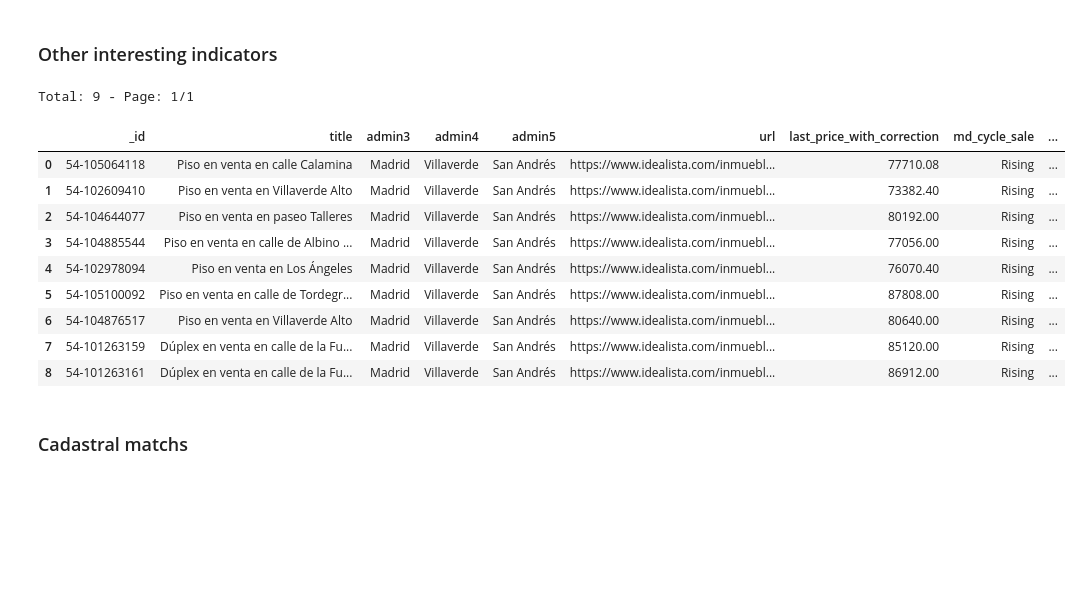
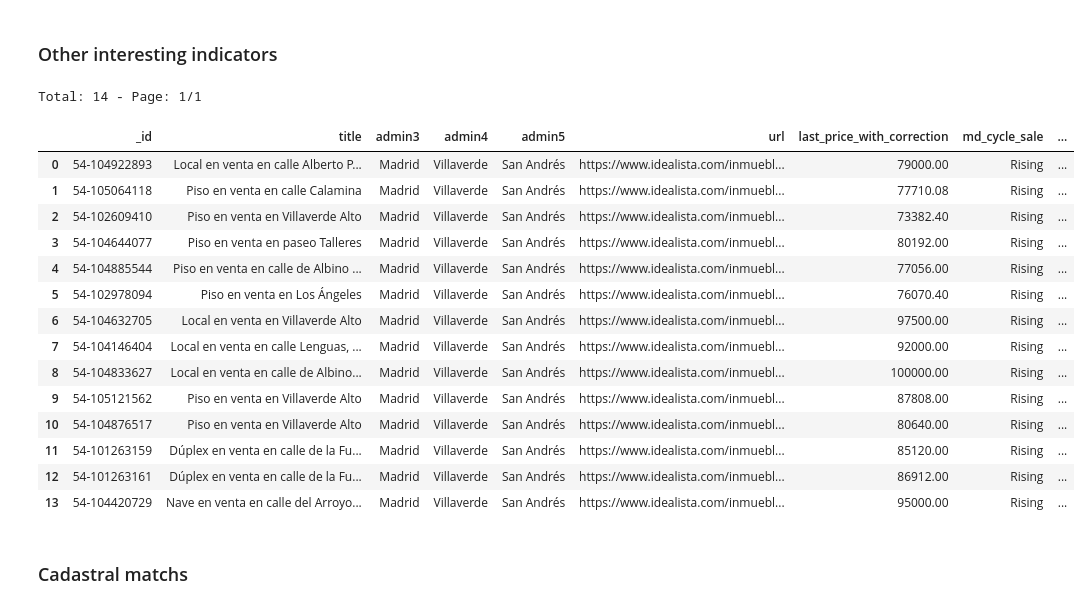
Before and after one commit to urbandataanalytics/pulse-api-getting-started, a Jupyter notebook: 2-Search.ipynb, the cells around one changed output. Drawn from its saved outputs; the diff is of its cells as text; code cells hidden in the pictures; blank space fills up the shorter version.

```diff
--- a/2-Search.ipynb
+++ b/2-Search.ipynb
@@ -149,37 +183,44 @@ Name: valuation_sale, dtype: float64
 # %%
 search = Search().request(
     address="Villaverde, Madrid",
+    typogy_type_id = 1,
+    construction_type_id = 2,
     price='0,100000',
     area='50,150',
     operation_type_id=1, # sale
     gross_yield_asking_price = '5,12',
     target_area=100,
     is_active=1, # published
     sort_by='gross_yield_asking_price',
     ascending=0,
     distance=1000,
 )
 
 maindrivers_zone = [c for c in search.df.columns if 'md_' in c]
 
 cols = ['_id', 'title', 'admin3', 'admin4', 'admin5', 'url', 'last_price_with_correction']
 
 cols += maindrivers_zone
 cols += ['time_on_market_sale','time_on_market_rent', 'output_absorption_rent', 'output_absorption_sale', 'price_gap', 'gross_yield_asking_price']
 
 search.df[cols]
 # %% [output]
-Total: 9 - Page: 1/1
+Total: 14 - Page: 1/1
 |  | _id | title | admin3 | admin4 | admin5 | url | last_price_with_correction | md_cycle_sale | ... |
-| 0 | 54-105064118 | Piso en venta en calle Calamina | Madrid | Villaverde | San Andrés | https://www.idealista.com/inmuebl... | 77710.08 | Rising | ... |
-| 1 | 54-102609410 | Piso en venta en Villaverde Alto | Madrid | Villaverde | San Andrés | https://www.idealista.com/inmuebl... | 73382.40 | Rising | ... |
-| 2 | 54-104644077 | Piso en venta en paseo Talleres | Madrid | Villaverde | San Andrés | https://www.idealista.com/inmuebl... | 80192.00 | Rising | ... |
-| 3 | 54-104885544 | Piso en venta en calle de Albino ... | Madrid | Villaverde | San Andrés | https://www.idealista.com/inmuebl... | 77056.00 | Rising | ... |
-| 4 | 54-102978094 | Piso en venta en Los Ángeles | Madrid | Villaverde | San Andrés | https://www.idealista.com/inmuebl... | 76070.40 | Rising | ... |
-| 5 | 54-105100092 | Piso en venta en calle de Tordegr... | Madrid | Villaverde | San Andrés | https://www.idealista.com/inmuebl... | 87808.00 | Rising | ... |
-| 6 | 54-104876517 | Piso en venta en Villaverde Alto | Madrid | Villaverde | San Andrés | https://www.idealista.com/inmuebl... | 80640.00 | Rising | ... |
-| 7 | 54-101263159 | Dúplex en venta en calle de la Fu... | Madrid | Villaverde | San Andrés | https://www.idealista.com/inmuebl... | 85120.00 | Rising | ... |
-| 8 | 54-101263161 | Dúplex en venta en calle de la Fu... | Madrid | Villaverde | San Andrés | https://www.idealista.com/inmuebl... | 86912.00 | Rising | ... |
+| 0 | 54-104922893 | Local en venta en calle Alberto P... | Madrid | Villaverde | San Andrés | https://www.idealista.com/inmuebl... | 79000.00 | Rising | ... |
+| 1 | 54-105064118 | Piso en venta en calle Calamina | Madrid | Villaverde | San Andrés | https://www.idealista.com/inmuebl... | 77710.08 | Rising | ... |
+| 2 | 54-102609410 | Piso en venta en Villaverde Alto | Madrid | Villaverde | San Andrés | https://www.idealista.com/inmuebl... | 73382.40 | Rising | ... |
+| 3 | 54-104644077 | Piso en venta en paseo Talleres | Madrid | Villaverde | San Andrés | https://www.idealista.com/inmuebl... | 80192.00 | Rising | ... |
+| 4 | 54-104885544 | Piso en venta en calle de Albino ... | Madrid | Villaverde | San Andrés | https://www.idealista.com/inmuebl... | 77056.00 | Rising | ... |
+| 5 | 54-102978094 | Piso en venta en Los Ángeles | Madrid | Villaverde | San Andrés | https://www.idealista.com/inmuebl... | 76070.40 | Rising | ... |
+| 6 | 54-104632705 | Local en venta en Villaverde Alto | Madrid | Villaverde | San Andrés | https://www.idealista.com/inmuebl... | 97500.00 | Rising | ... |
+| 7 | 54-104146404 | Local en venta en calle Lenguas, ... | Madrid | Villaverde | San Andrés | https://www.idealista.com/inmuebl... | 92000.00 | Rising | ... |
+| 8 | 54-104833627 | Local en venta en calle de Albino... | Madrid | Villaverde | San Andrés | https://www.idealista.com/inmuebl... | 100000.00 | Rising | ... |
+| 9 | 54-105121562 | Piso en venta en Villaverde Alto | Madrid | Villaverde | San Andrés | https://www.idealista.com/inmuebl... | 87808.00 | Rising | ... |
+| 10 | 54-104876517 | Piso en venta en Villaverde Alto | Madrid | Villaverde | San Andrés | https://www.idealista.com/inmuebl... | 80640.00 | Rising | ... |
+| 11 | 54-101263159 | Dúplex en venta en calle de la Fu... | Madrid | Villaverde | San Andrés | https://www.idealista.com/inmuebl... | 85120.00 | Rising | ... |
+| 12 | 54-101263161 | Dúplex en venta en calle de la Fu... | Madrid | Villaverde | San Andrés | https://www.idealista.com/inmuebl... | 86912.00 | Rising | ... |
+| 13 | 54-104420729 | Nave en venta en calle del Arroyo... | Madrid | Villaverde | San Andrés | https://www.idealista.com/inmuebl... | 95000.00 | Rising | ... |
 # %% [markdown]
 ### Cadastral matchs
 # %%
```
Also changed, not shown: parts of 7 cells of this notebook, 2 other files.
